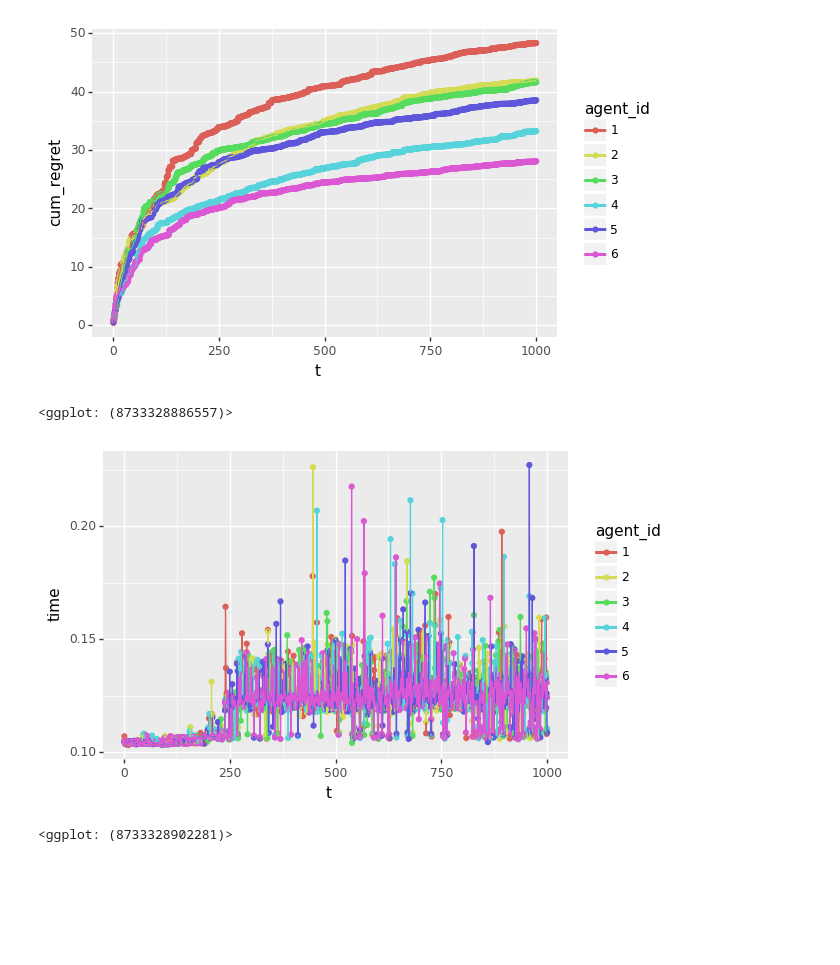
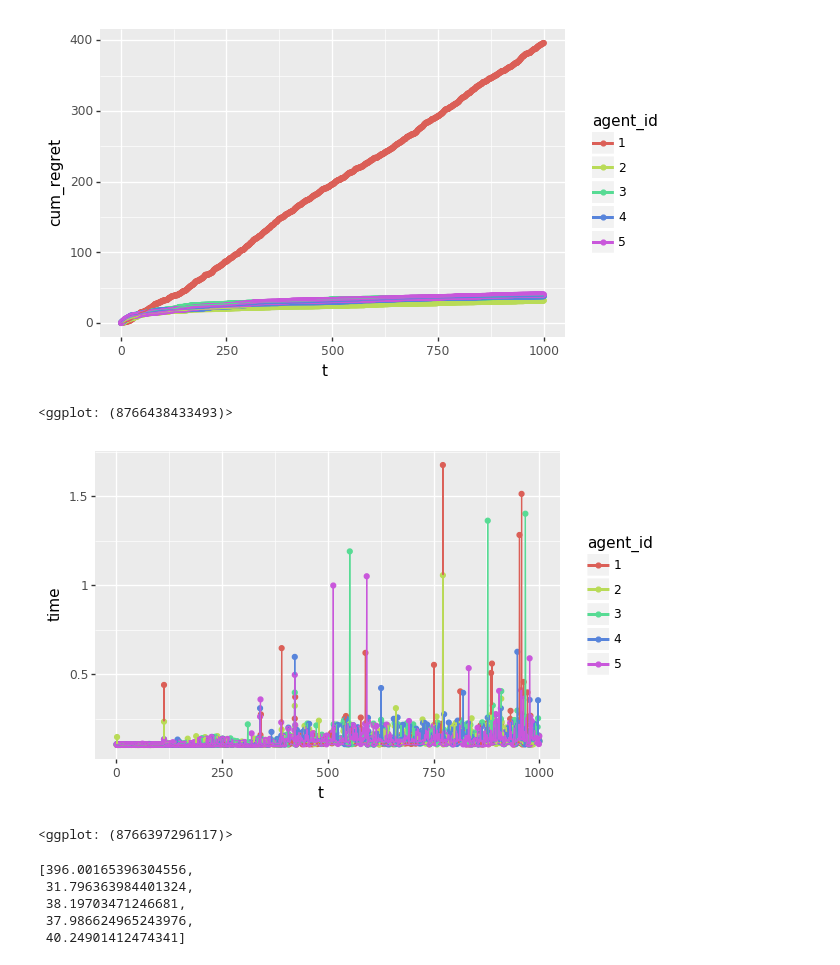
Before and after one commit to holdenlee/Online_Sampling, a Jupyter notebook: src/AdjustMALA.ipynb, the cells around one changed output. Cells and saved outputs as stored; diff of their text form; code cells hidden in the pictures; blank space fills up the shorter version.

```diff
--- a/src/AdjustMALA.ipynb
+++ b/src/AdjustMALA.ipynb
@@ -50,8 +50,8 @@ def make_mala(eta0):
     return MalaTS(num_articles, dim1, [0]*(dim1), cov=None,
                                      step_size=lambda t: eta0/(1 + t * np.sqrt(sparsity/dim)), n_steps=9999,
                                      time = time_limit,
-                                     init_pt=None, verbosity=verbosity)
-agents = [make_mala(eta0) for eta0 in [10.0,2.0,1.0,0.5,0.2,0.1]]
+                                     init_pt=None, verbosity=verbosity, leapfrog=True)
+agents = [make_mala(eta0) for eta0 in [2.0,1.0,0.5,0.2,0.1]]
 results, cum_regrets = simple_compare(agents, num_articles, dim, sparsity, T, seed, verbosity=verbosity, dist_type='Bernoulli')
 # %% [output]
 theta [ 1.62434536 -0.61175641 -0.52817175 -1.07296862  0.86540763 -2.3015387
@@ -74,10 +74,16 @@ Experiment: Step 0
 # %%
 plot_results(results)
+cum_regrets
 # %% [output]
-[figure, old version]
+[figure, new version]
-<ggplot: (8733328886557)>
+<ggplot: (8766438433493)>
-[figure, old version]
+[figure, new version]
-<ggplot: (8733328902281)>
+<ggplot: (8766397296117)>
+[396.00165396304556,
+ 31.796363984401324,
+ 38.19703471246681,
+ 37.986624965243976,
+ 40.24901412474341]
 # %%
 def make_mala(eta0):
     return MalaTS(num_articles, dim1, [0]*(dim1), cov=None,
```
Also changed, not shown: parts of 2 cells of this notebook, 22 other files.
